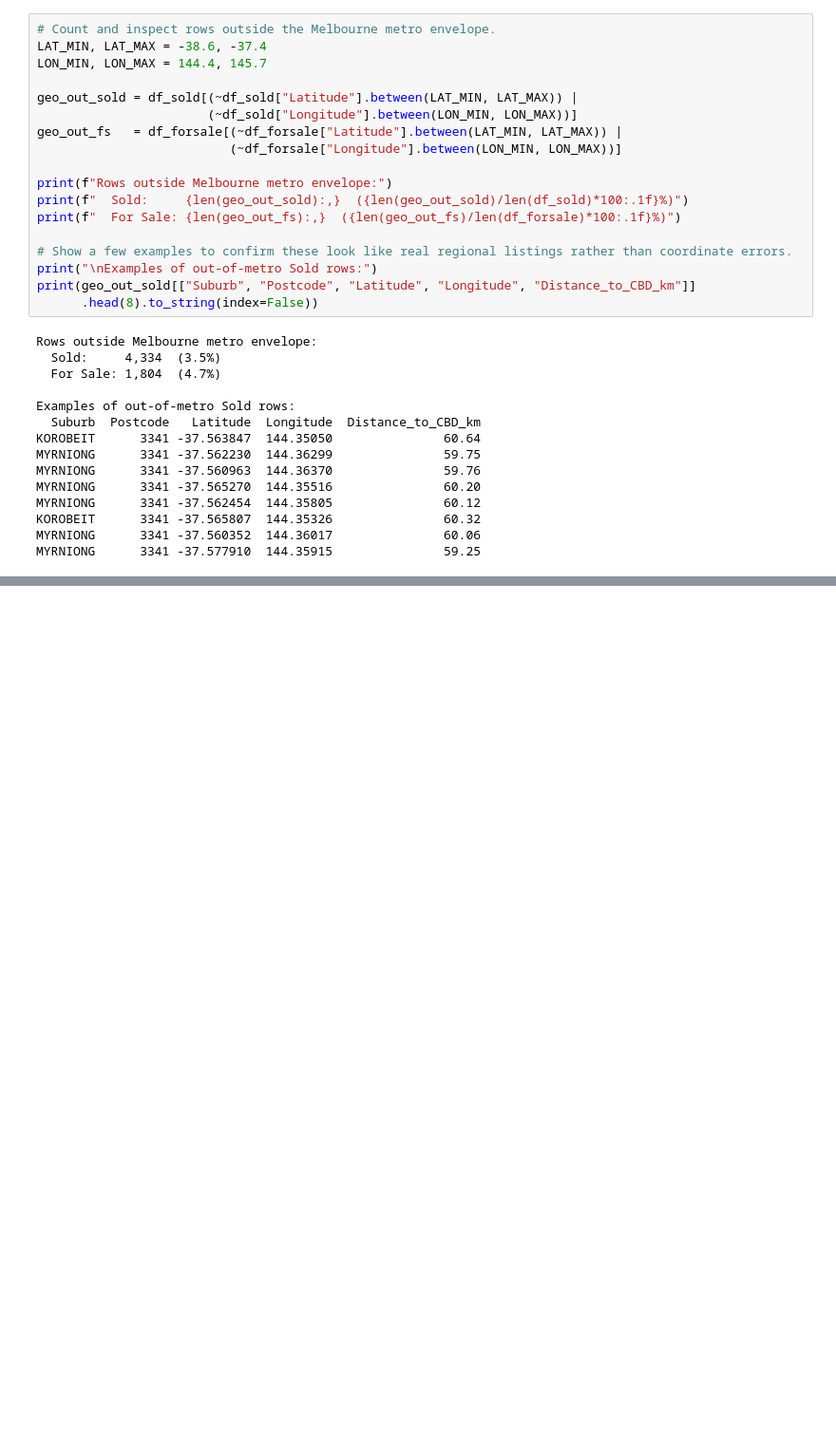
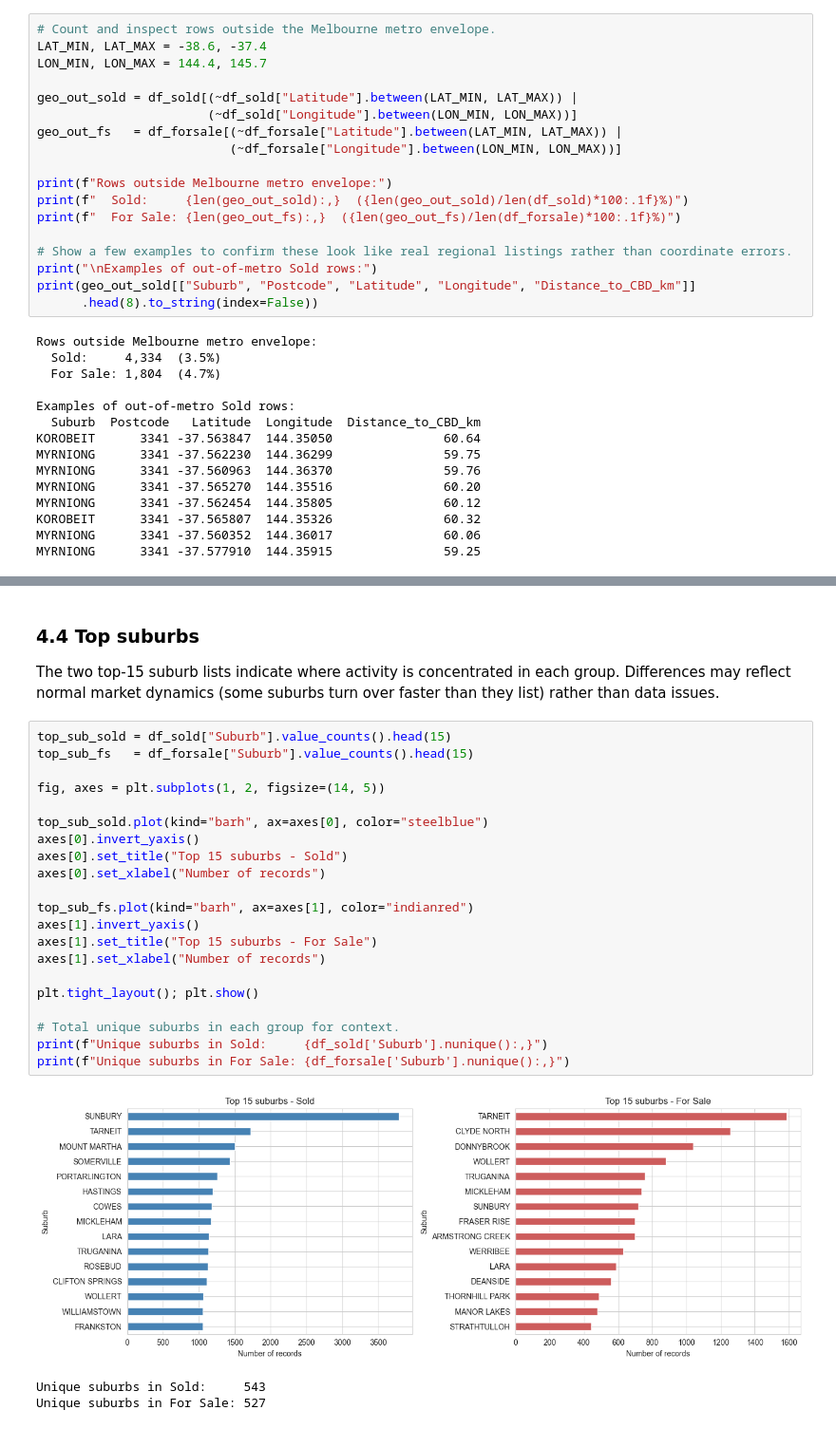
Before and after one commit to laihoangson/real-estate, a Jupyter notebook: report/eda_report.ipynb, the cells around one changed output, grey strips where cells are left out. Shown at 95% size. Drawn from its saved outputs; the diff is of its cells as text; blank space fills up the shorter version.

```diff
--- a/report/eda_report.ipynb
+++ b/report/eda_report.ipynb
@@ -669,0 +896,29 @@ MYRNIONG      3341 -37.577910  144.35915               59.25
+# %% [markdown]
+### 4.4 Top suburbs
+
+The two top-15 suburb lists indicate where activity is concentrated in each group. Differences may reflect normal market dynamics (some suburbs turn over faster than they list) rather than data issues.
+# %%
+top_sub_sold = df_sold["Suburb"].value_counts().head(15)
+top_sub_fs   = df_forsale["Suburb"].value_counts().head(15)
+
+fig, axes = plt.subplots(1, 2, figsize=(14, 5))
+
+top_sub_sold.plot(kind="barh", ax=axes[0], color="steelblue")
+axes[0].invert_yaxis()
+axes[0].set_title("Top 15 suburbs - Sold")
+axes[0].set_xlabel("Number of records")
+
+top_sub_fs.plot(kind="barh", ax=axes[1], color="indianred")
+axes[1].invert_yaxis()
+axes[1].set_title("Top 15 suburbs - For Sale")
+axes[1].set_xlabel("Number of records")
+
+plt.tight_layout(); plt.show()
+
+# Total unique suburbs in each group for context.
+print(f"Unique suburbs in Sold:     {df_sold['Suburb'].nunique():,}")
+print(f"Unique suburbs in For Sale: {df_forsale['Suburb'].nunique():,}")
+# %% [output]
+[figure, added]
+Unique suburbs in Sold:     543
+Unique suburbs in For Sale: 527
```
Also changed, not shown: parts of 75 cells of this notebook, 3 other files.
